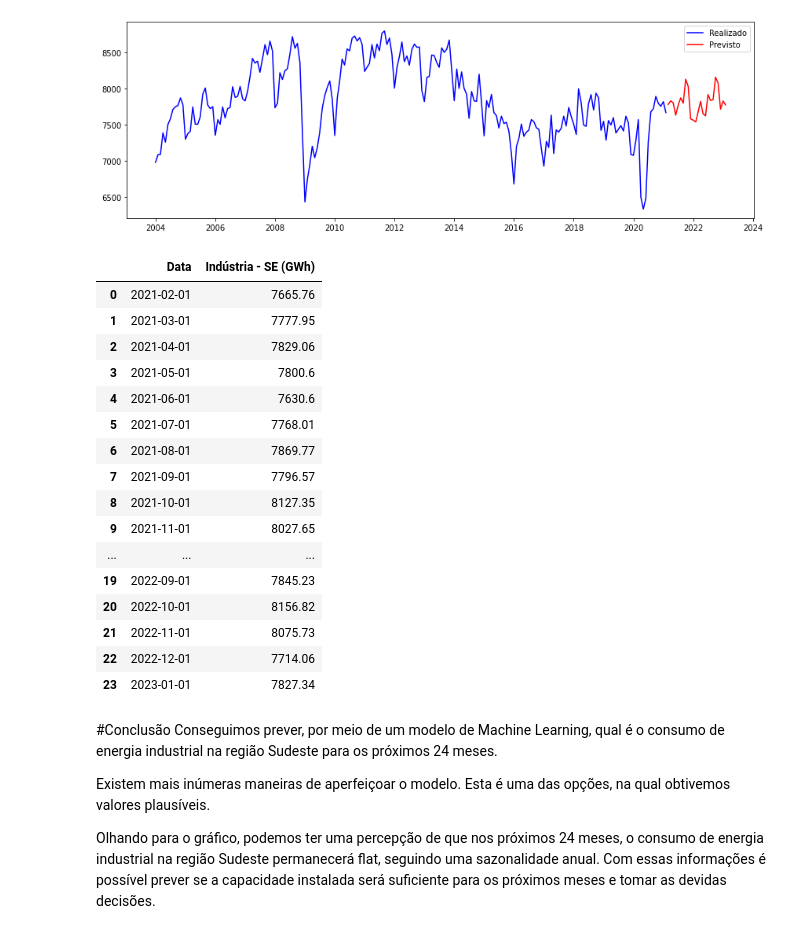
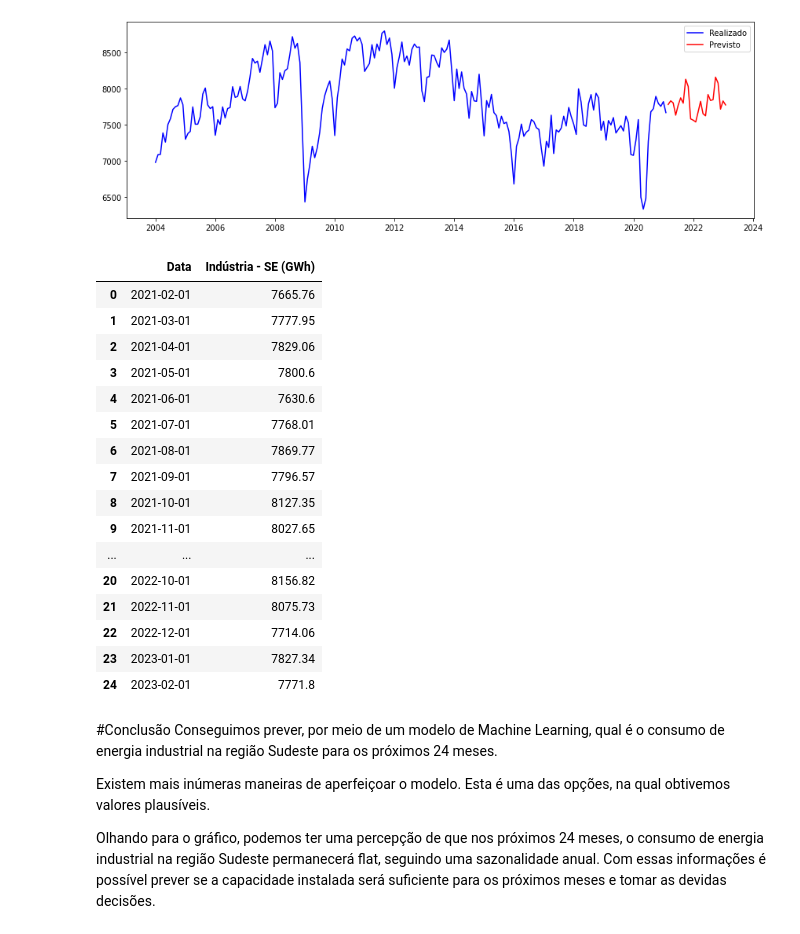
Before and after one commit to lucas-tebet/4intelligence, a Jupyter notebook: 4intelligence.ipynb, the cells around one changed output. Saved outputs shown, nothing was run; the diff lists cells and outputs as text; code cells hidden in the pictures.

```diff
--- a/4intelligence.ipynb
+++ b/4intelligence.ipynb
@@ -654,25 +654,25 @@ plt.show()
 # %% [output]
 [figure]
 # %%
-pd.DataFrame(np.array(df_original[['data_tidy', 'ind_se']])[205:229], columns=('Data', 'Indústria - SE (GWh)'))
+pd.DataFrame(np.array(df_original[['data_tidy', 'ind_se']])[205:230], columns=('Data', 'Indústria - SE (GWh)'))
 # %% [output]
 |  | Data | Indústria - SE (GWh) |
 | 0 | 2021-02-01 | 7665.76 |
 | 1 | 2021-03-01 | 7777.95 |
 | 2 | 2021-04-01 | 7829.06 |
 | 3 | 2021-05-01 | 7800.6 |
 | 4 | 2021-06-01 | 7630.6 |
 | 5 | 2021-07-01 | 7768.01 |
 | 6 | 2021-08-01 | 7869.77 |
 | 7 | 2021-09-01 | 7796.57 |
 | 8 | 2021-10-01 | 8127.35 |
 | 9 | 2021-11-01 | 8027.65 |
 | ... | ... | ... |
-| 19 | 2022-09-01 | 7845.23 |
 | 20 | 2022-10-01 | 8156.82 |
 | 21 | 2022-11-01 | 8075.73 |
 | 22 | 2022-12-01 | 7714.06 |
 | 23 | 2023-01-01 | 7827.34 |
+| 24 | 2023-02-01 | 7771.8 |
 # %% [markdown]
 #Conclusão
 Conseguimos prever, por meio de um modelo de Machine Learning, qual é o consumo de energia industrial na região Sudeste para os próximos 24 meses.
```
